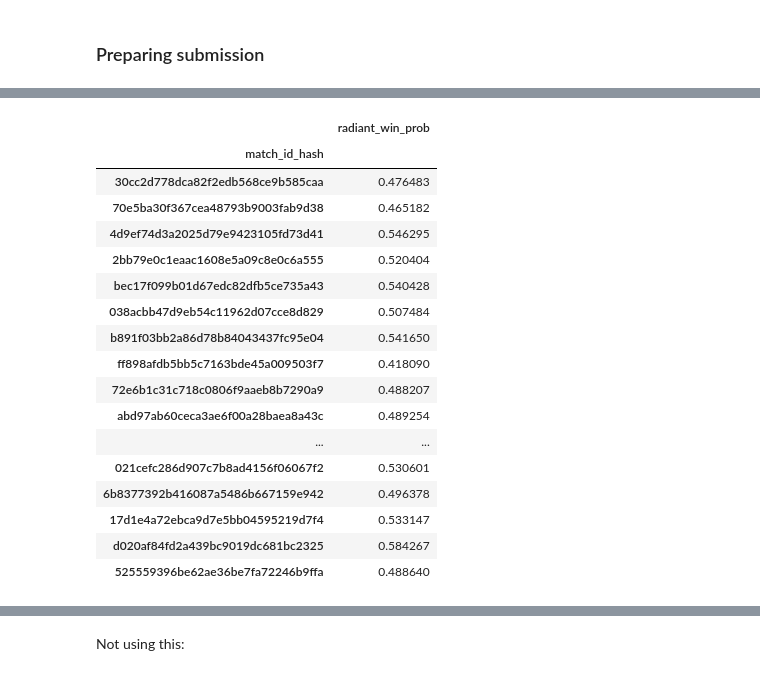
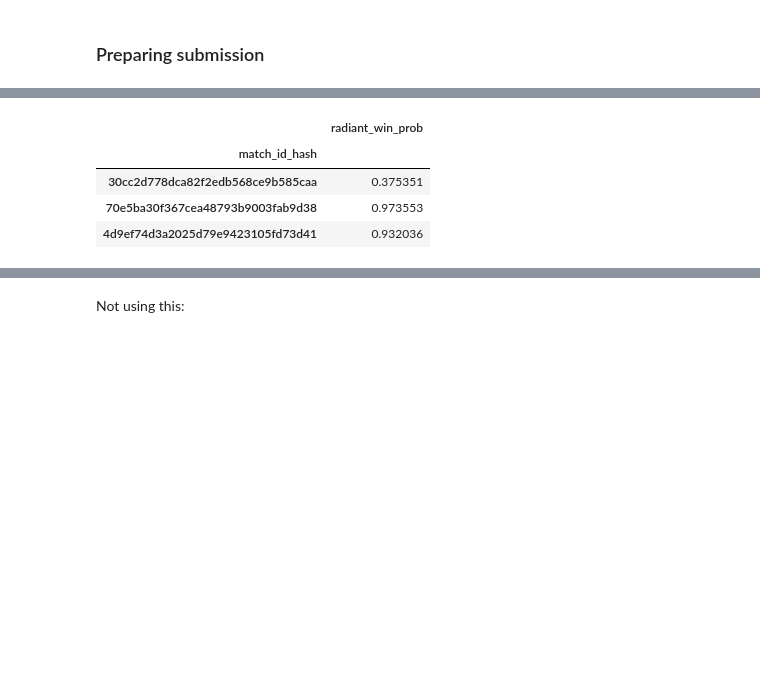
Before and after one commit to tankonst/game_winner_binary_classifier, a Jupyter notebook: Post_Pipeline_EDA_FE_cleaned.ipynb, the cells around one changed output, grey strips where cells are left out. Cells and saved outputs as stored; diff of their text form; code cells hidden in the pictures; blank space fills up the shorter version.

```diff
--- a/Post_Pipeline_EDA_FE_cleaned.ipynb
+++ b/Post_Pipeline_EDA_FE_cleaned.ipynb
@@ -804,4 +1020,4 @@ all_feats.shape
 ### Drop the tuples!
 # %%
 ls_feature_remove = []
-ls_feature_remove = ls_tuple_cols
+ls_feature_remove = ls_tuple_cols + ls_tuple_cols3 +['lobby_type','game_mode','chat_len','game_time','objectives_len']
@@ -842,7 +1072,7 @@ from sklearn_pandas import DataFrameMapper
 #hero_ids = ['r{}_hero_id'.format(i) for i in range(1,6)] +['d{}_hero_id'.format(i) for i in range(1,6)]
 cat_feats = select_cols_n_distinct(all_feats_full,2,3)# + hero_ids
 cat_feats.remove('radiant_win')
-cat_feats.append('game_mode')
+#cat_feats.append('game_mode')
 
 #cat_feats
 # %%
@@ -915,7 +1145,7 @@ pipe = Pipeline([
         ('categorical', make_pipeline(Columns(names=cat_feats),OneHotEncoder(sparse=False)))
     ])),
   #  ('PCA',PCA(n_components = 300,whiten=True)),
-    ('logreg', LogisticRegression(C=1,penalty='l1'))])
+    ('logreg', LogisticRegression(C=.8,penalty='l1',solver='saga'))])
     #('custom', ClassifierCustom(C = 0.95, n_estimators = 250))])
     #('adaboost', AdaBoostClassifier(n_estimators = 150))])
        #('lgbm', LGBMClassifier(n_jobs=-1,boost = 'gbdt',
@@ -929,8 +1159,8 @@ pipe = Pipeline([
        #   verbosity= 1,
        #   objective = 'binary'))])
 # %%
-#pipe.fit(all_feats_train,y)
-pipe.fit(X_train,y_train)
+pipe.fit(all_feats_train,y)
+#pipe.fit(X_train,y_train)
 # %% [output]
 Pipeline(memory=None,
      steps=[('features', FeatureUnion(n_jobs=1,
@@ -1027,26 +1254,13 @@ df_submission = pd.DataFrame({'radiant_win_prob': y_test_pred},
 # %%
 df_submission.index.name='match_id_hash'
 # %%
-df_submission.head(30)
+df_submission.head(3)
 # %% [output]
 |  | radiant_win_prob |
 | match_id_hash |  |
-| 30cc2d778dca82f2edb568ce9b585caa | 0.476483 |
-| 70e5ba30f367cea48793b9003fab9d38 | 0.465182 |
-| 4d9ef74d3a2025d79e9423105fd73d41 | 0.546295 |
-| 2bb79e0c1eaac1608e5a09c8e0c6a555 | 0.520404 |
-| bec17f099b01d67edc82dfb5ce735a43 | 0.540428 |
-| 038acbb47d9eb54c11962d07cce8d829 | 0.507484 |
-| b891f03bb2a86d78b84043437fc95e04 | 0.541650 |
-| ff898afdb5bb5c7163bde45a009503f7 | 0.418090 |
-| 72e6b1c31c718c0806f9aaeb8b7290a9 | 0.488207 |
-| abd97ab60ceca3ae6f00a28baea8a43c | 0.489254 |
-| ... | ... |
-| 021cefc286d907c7b8ad4156f06067f2 | 0.530601 |
-| 6b8377392b416087a5486b667159e942 | 0.496378 |
-| 17d1e4a72ebca9d7e5bb04595219d7f4 | 0.533147 |
-| d020af84fd2a439bc9019dc681bc2325 | 0.584267 |
-| 525559396be62ae36be7fa72246b9ffa | 0.488640 |
+| 30cc2d778dca82f2edb568ce9b585caa | 0.375351 |
+| 70e5ba30f367cea48793b9003fab9d38 | 0.973553 |
+| 4d9ef74d3a2025d79e9423105fd73d41 | 0.932036 |
 # %%
 import datetime
 submission_filename = 'submission_{}.csv'.format(
```
Also changed, not shown: parts of 60 cells of this notebook, 2 other files.
